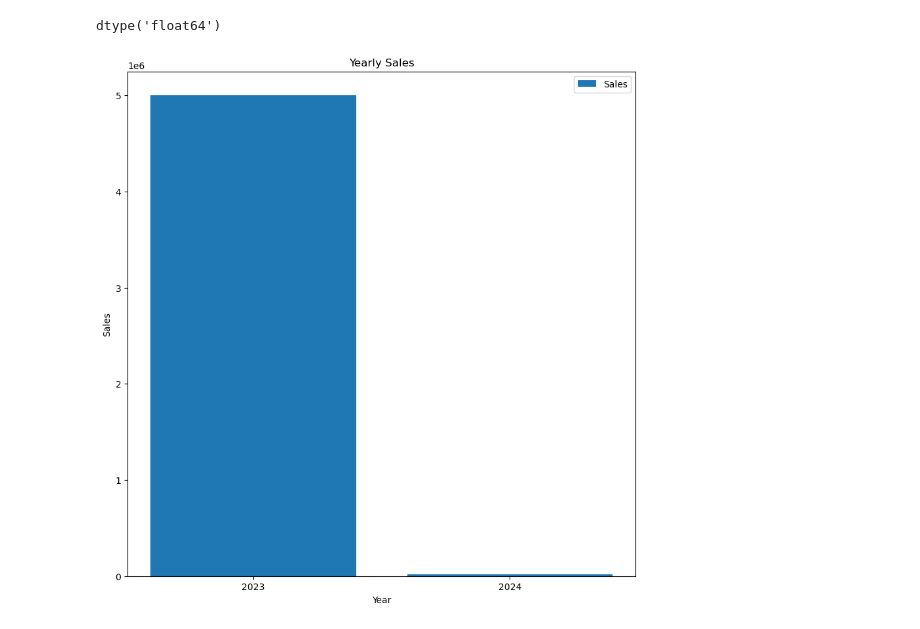
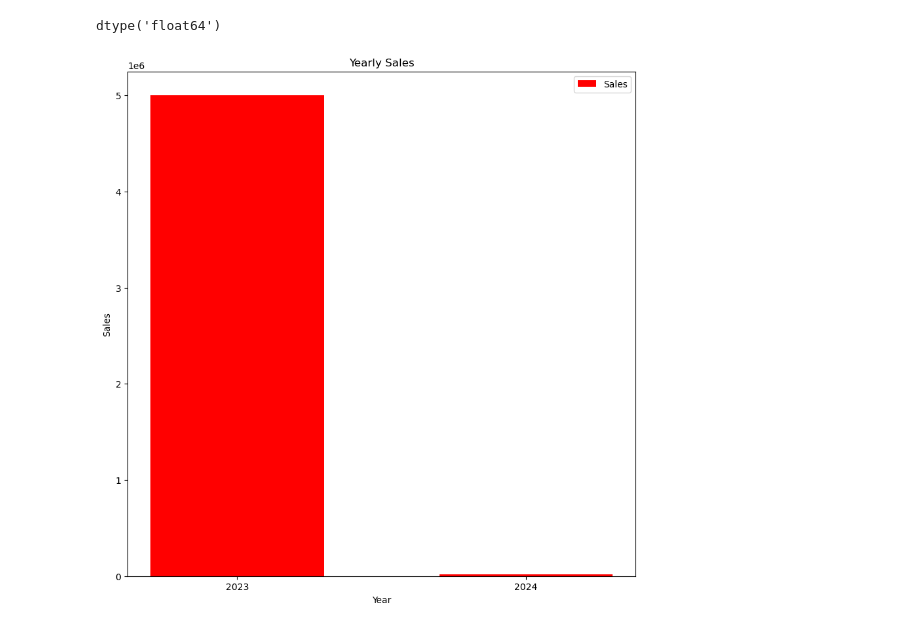
Before and after one commit to abhishekaryangiri/matplotlib-projects, a Jupyter notebook: matplotlib.ipynb, the cells around one changed output. Saved outputs shown, nothing was run; the diff lists cells and outputs as text; code cells hidden in the pictures.

```diff
--- a/matplotlib.ipynb
+++ b/matplotlib.ipynb
@@ -203,10 +203,10 @@ dtype('float64')
 # %%
 plt.figure(figsize=(10,10))
 plt.title('Yearly Sales')
 plt.xlabel('Year')
 plt.ylabel('Sales')
-plt.bar(x,y, label='Sales')
+plt.bar(x,y, label='Sales',color='red', width=0.6)
 plt.legend()
 plt.show()
 # %% [output]
-[figure, old version]
+[figure, new version]
```
Also changed, not shown: parts of 2 cells of this notebook.
